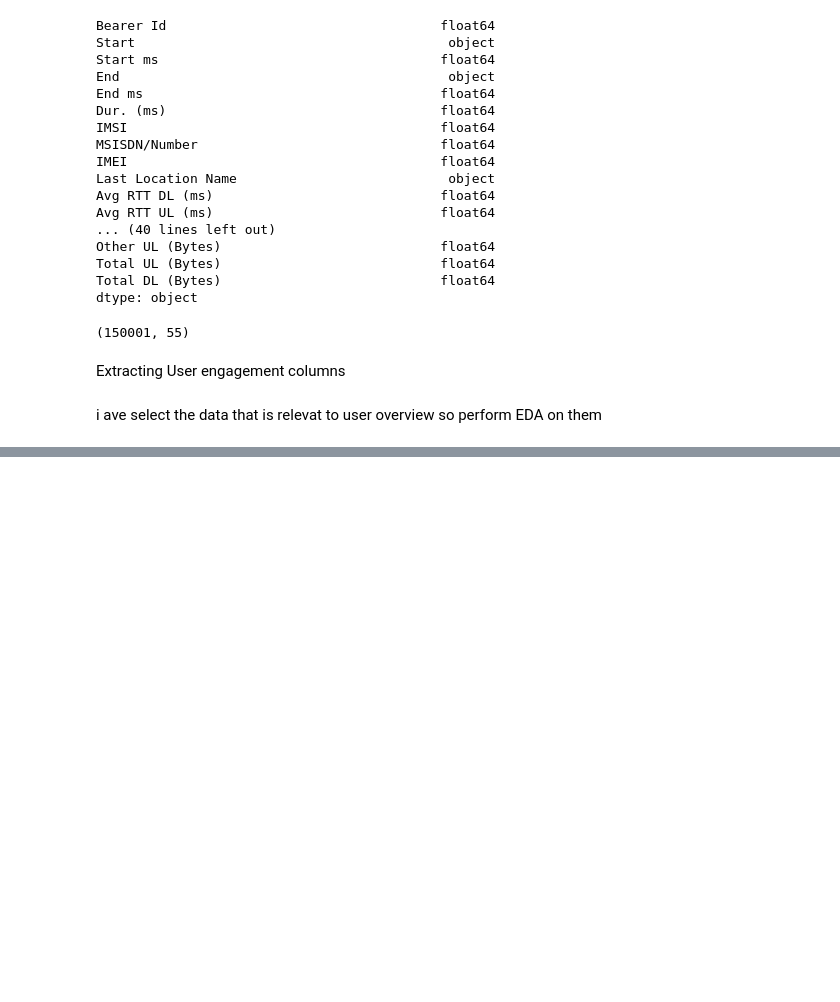
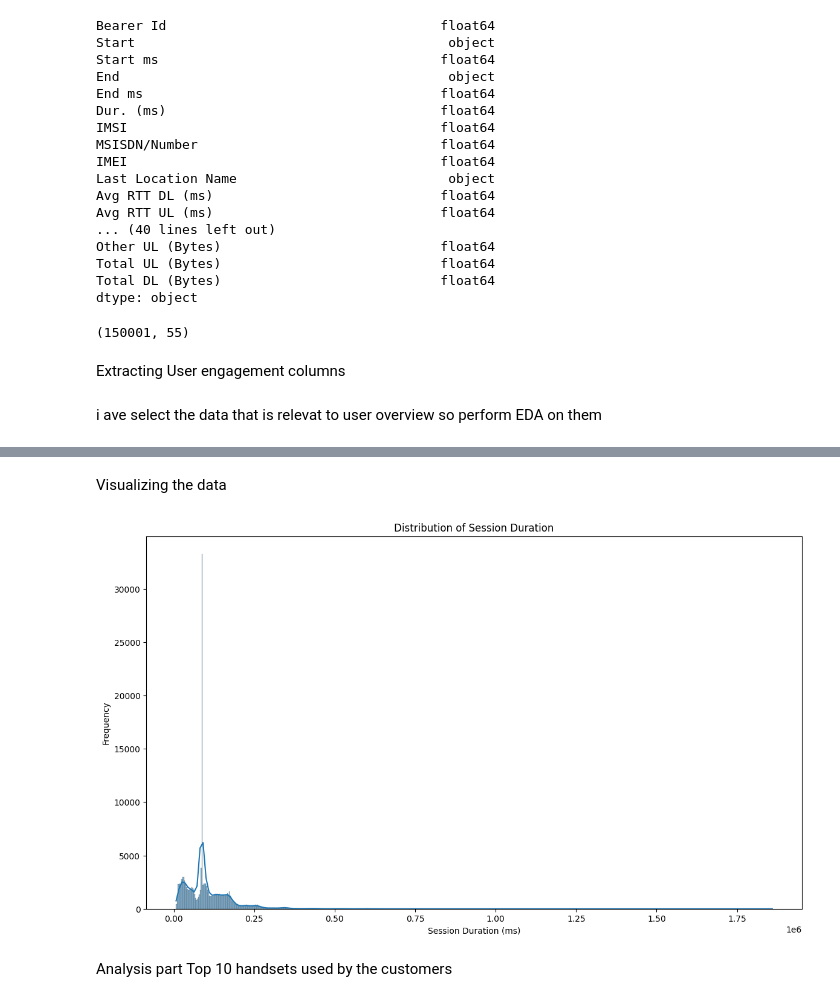
Before and after one commit to dagiteferi/User-Overview-Engagement-and-Experience-Analysis, a Jupyter notebook: notebooks/User_Overview_Analysis.ipynb, the cells around one changed output, grey strips where cells are left out. Saved outputs shown, nothing was run; the diff lists cells and outputs as text; code cells hidden in the pictures; blank space fills up the shorter version.

```diff
--- a/notebooks/User_Overview_Analysis.ipynb
+++ b/notebooks/User_Overview_Analysis.ipynb
@@ -192,0 +343,23 @@ i ave select the data that is relevat to user overview so perform EDA on them
+# %%
+for column in byte_columns:
+    if column in df_user_overview.columns:
+        df_user_overview[column] = df_user_overview[column].apply(convert_bytes_to_megabytes)
+# %%
+millisecond_columns = [
+    'Dur. (ms)',
+    'Activity Duration DL (ms)',
+    'Activity Duration UL (ms)',
+    'Avg RTT DL (ms)',
+    'Avg RTT UL (ms)'
+]
+# %%
+from src.Eda import convert_ms_to_seconds
+
+
+# Apply the conversion function to the specified columns
+for column in millisecond_columns:
+    if column in df_user_overview.columns:
+        df_user_overview[column] = df_user_overview[column].apply(convert_ms_to_seconds)
+# %%
+df_user_overview.rename(columns=lambda x: x.replace('Bytes', 'Megabytes') if 'Bytes' in x else x, inplace=True)
+df_user_overview.rename(columns=lambda x: x.replace('(ms)', '(s)') if '(ms)' in x else x, inplace=True)
@@ -192,0 +376,17 @@ i ave select the data that is relevat to user overview so perform EDA on them
+# %% [markdown]
+Visualizing the data
+# %%
+# Set up the figure
+plt.figure(figsize=(14, 8))
+
+# Histogram for session duration
+sns.histplot(df_user_overview['Dur. (s)'], kde=True)
+plt.title('Distribution of Session Duration')
+plt.xlabel('Session Duration (ms)')
+plt.ylabel('Frequency')
+plt.show()
+# %% [output]
+[figure, added]
+# %% [markdown]
+Analysis part
+Top 10 handsets used by the customers
```
Also changed, not shown: parts of 29 cells of this notebook, 1 other file.
